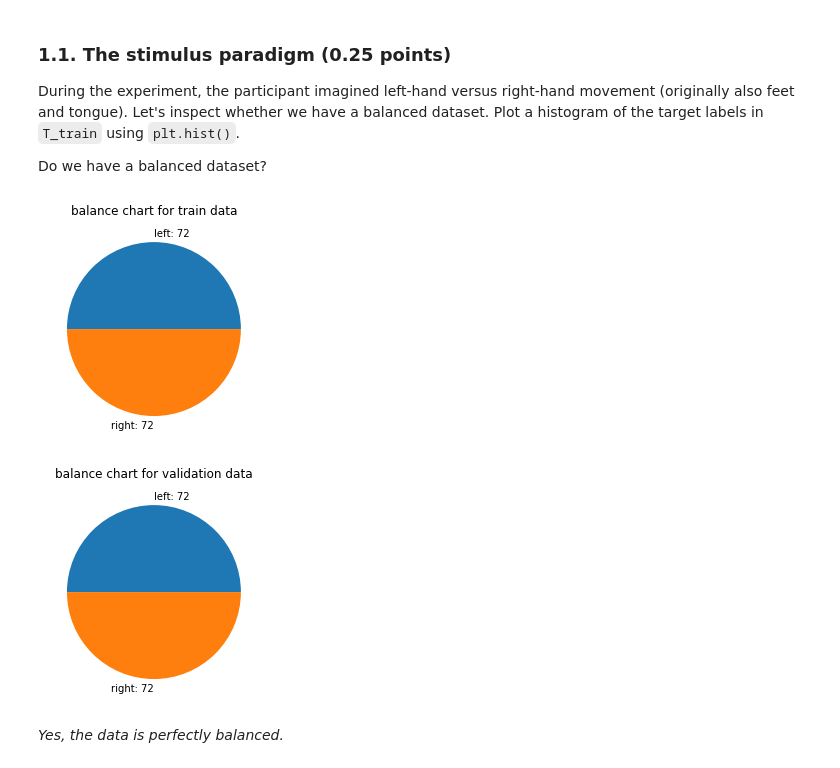
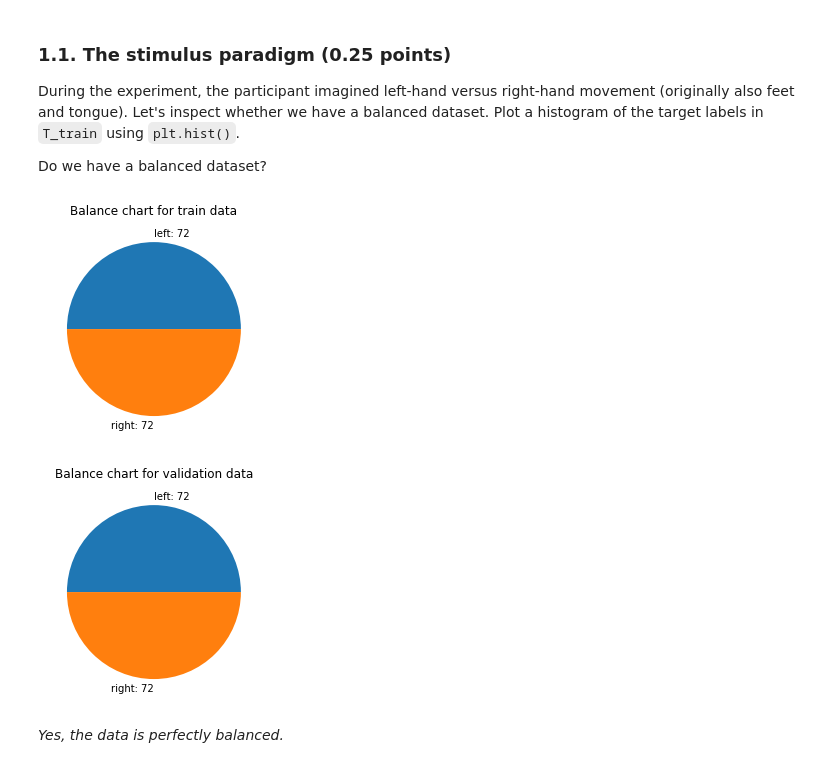
Before and after one commit to malyvsen/radboud-bci, a Jupyter notebook: assignment2.ipynb, the cells around one changed output. Cells and saved outputs as stored; diff of their text form; code cells hidden in the pictures.

```diff
--- a/assignment2.ipynb
+++ b/assignment2.ipynb
@@ -202,11 +202,11 @@ def balance_chart(labels, title):
     plt.title(title)
     plt.show()
 # %%
-balance_chart(T_train, 'balance chart for train data')
-balance_chart(T_valid, 'balance chart for validation data')
+balance_chart(T_train, 'Balance chart for train data')
+balance_chart(T_valid, 'Balance chart for validation data')
 # %% [output]
-[figure, old version]
+[figure, new version]
-[figure, old version]
+[figure, new version]
 # %% [markdown]
 _Yes, the data is perfectly balanced._
 # %% [markdown]
```
Also changed, not shown: parts of 15 cells of this notebook.
